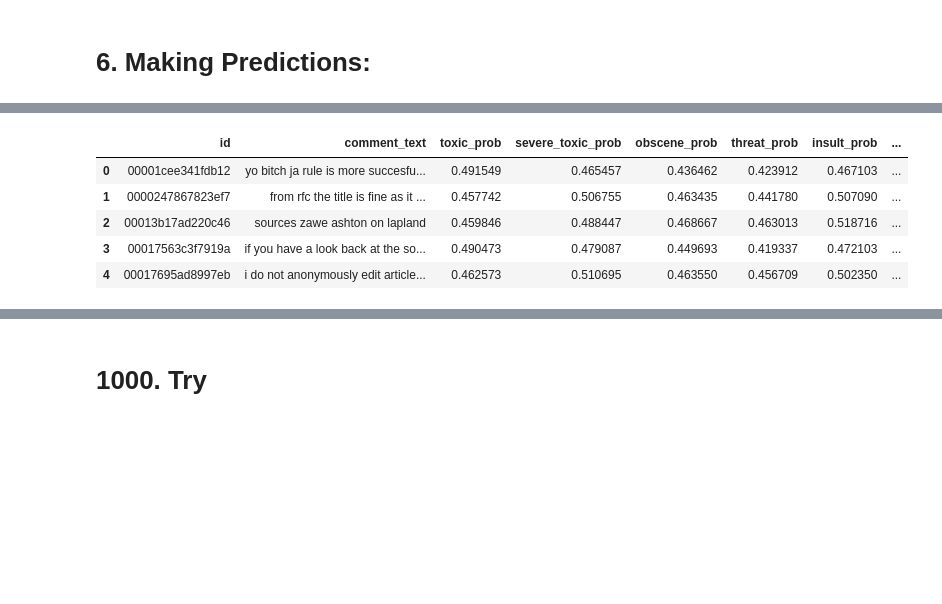
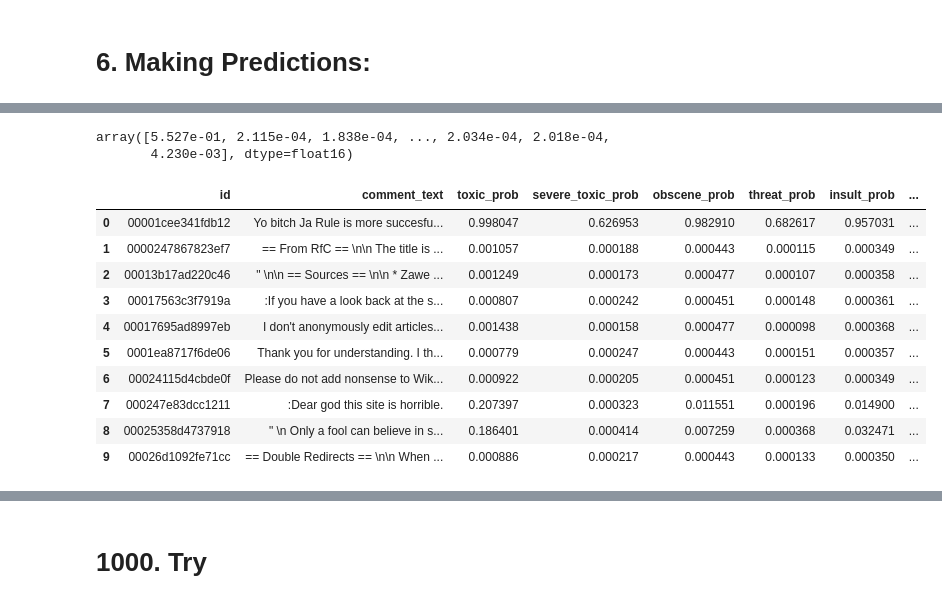
Before and after one commit to AhmadKElsayed/Non-Toxic-Me, a Jupyter notebook: non-toxic-me-BERT.ipynb, the cells around one changed output, grey strips where cells are left out. Drawn from its saved outputs; the diff is of its cells as text; code cells hidden in the pictures; blank space fills up the shorter version.

```diff
--- a/non-toxic-me-BERT.ipynb
+++ b/non-toxic-me-BERT.ipynb
@@ -405,0 +410,36 @@ You should probably TRAIN this model on a down-stream task to be able to use it
+# %%
+# 2. Define Dataset class
+class TestDataset(Dataset):
+    def __init__(self, encodings):
+        self.encodings = encodings
+
+    def __getitem__(self, idx):
+        return {
+            "input_ids": self.encodings["input_ids"][idx],
+            "attention_mask": self.encodings["attention_mask"][idx]
+        }
+
+    def __len__(self):
+        return len(self.encodings["input_ids"])
+# %%
+# 3. Create Dataset and Loader
+test_dataset = TestDataset(test_encodings)
+loader = DataLoader(test_dataset, batch_size=32)
+# %%
+# 4. Run inference
+model.eval()
+all_probs = []
+
+with torch.no_grad():
+    for batch in tqdm(loader, desc="Processing"):
+        inputs = {k: v.to(model.device) for k, v in batch.items()}
+        outputs = model(**inputs)
+        probs = torch.sigmoid(outputs.logits).cpu().numpy()
+        all_probs.extend(probs)
+
+        # Memory cleanup
+        del inputs, outputs, batch
+        torch.cuda.empty_cache()
+
+# 5. Final predictions array
+probs = np.vstack(all_probs)
@@ -411,15 +500,25 @@ toxicity_classes = ["toxic", "severe_toxic", "obscene", "threat", "insult", "ide
 for i, col in enumerate(toxicity_classes):
     df_test[f"{col}_prob"] = probs[:, i]
 
-# Add binary predictions (threshold=0.5)
+# Add binary predictions (Control it from here)
 for col in toxicity_classes:
-    df_test[f"{col}_pred"] = (df_test[f"{col}_prob"] > 0.5).astype(int)
+    df_test[f"{col}"] = (df_test[f"{col}_prob"] > 0.5).astype(int)
+# %%
+probs[:, i]
+# %% [output]
+array([5.527e-01, 2.115e-04, 1.838e-04, ..., 2.034e-04, 2.018e-04,
+       4.230e-03], dtype=float16)
 # %%
-df_test.head()
+df_test.head(10)
 # %% [output]
 |  | id | comment_text | toxic_prob | severe_toxic_prob | obscene_prob | threat_prob | insult_prob | ... |
-| 0 | 00001cee341fdb12 | yo bitch ja rule is more succesfu... | 0.491549 | 0.465457 | 0.436462 | 0.423912 | 0.467103 | ... |
-| 1 | 0000247867823ef7 | from rfc the title is fine as it ... | 0.457742 | 0.506755 | 0.463435 | 0.441780 | 0.507090 | ... |
-| 2 | 00013b17ad220c46 | sources zawe ashton on lapland | 0.459846 | 0.488447 | 0.468667 | 0.463013 | 0.518716 | ... |
-| 3 | 00017563c3f7919a | if you have a look back at the so... | 0.490473 | 0.479087 | 0.449693 | 0.419337 | 0.472103 | ... |
-| 4 | 00017695ad8997eb | i do not anonymously edit article... | 0.462573 | 0.510695 | 0.463550 | 0.456709 | 0.502350 | ... |
+| 0 | 00001cee341fdb12 | Yo bitch Ja Rule is more succesfu... | 0.998047 | 0.626953 | 0.982910 | 0.682617 | 0.957031 | ... |
+| 1 | 0000247867823ef7 | == From RfC == \n\n The title is ... | 0.001057 | 0.000188 | 0.000443 | 0.000115 | 0.000349 | ... |
+| 2 | 00013b17ad220c46 | " \n\n == Sources == \n\n * Zawe ... | 0.001249 | 0.000173 | 0.000477 | 0.000107 | 0.000358 | ... |
+| 3 | 00017563c3f7919a | :If you have a look back at the s... | 0.000807 | 0.000242 | 0.000451 | 0.000148 | 0.000361 | ... |
+| 4 | 00017695ad8997eb | I don't anonymously edit articles... | 0.001438 | 0.000158 | 0.000477 | 0.000098 | 0.000368 | ... |
+| 5 | 0001ea8717f6de06 | Thank you for understanding. I th... | 0.000779 | 0.000247 | 0.000443 | 0.000151 | 0.000357 | ... |
+| 6 | 00024115d4cbde0f | Please do not add nonsense to Wik... | 0.000922 | 0.000205 | 0.000451 | 0.000123 | 0.000349 | ... |
+| 7 | 000247e83dcc1211 | :Dear god this site is horrible. | 0.207397 | 0.000323 | 0.011551 | 0.000196 | 0.014900 | ... |
+| 8 | 00025358d4737918 | " \n Only a fool can believe in s... | 0.186401 | 0.000414 | 0.007259 | 0.000368 | 0.032471 | ... |
+| 9 | 00026d1092fe71cc | == Double Redirects == \n\n When ... | 0.000886 | 0.000217 | 0.000443 | 0.000133 | 0.000350 | ... |
```
Also changed, not shown: parts of 28 cells of this notebook.
